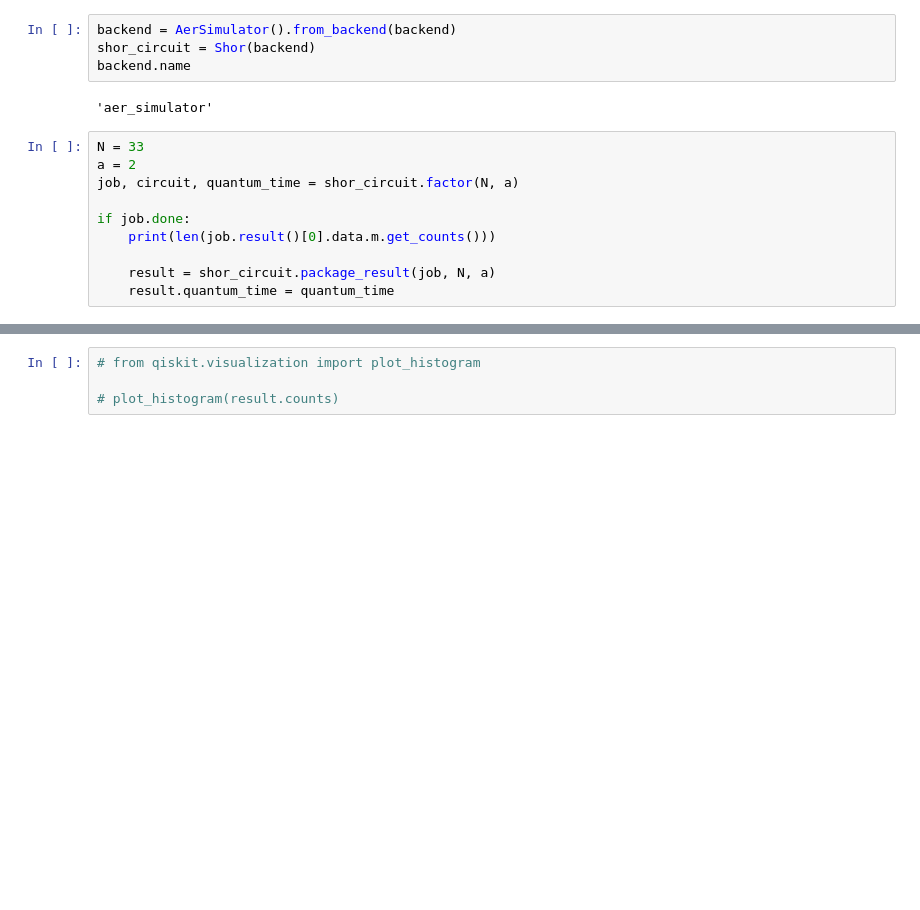
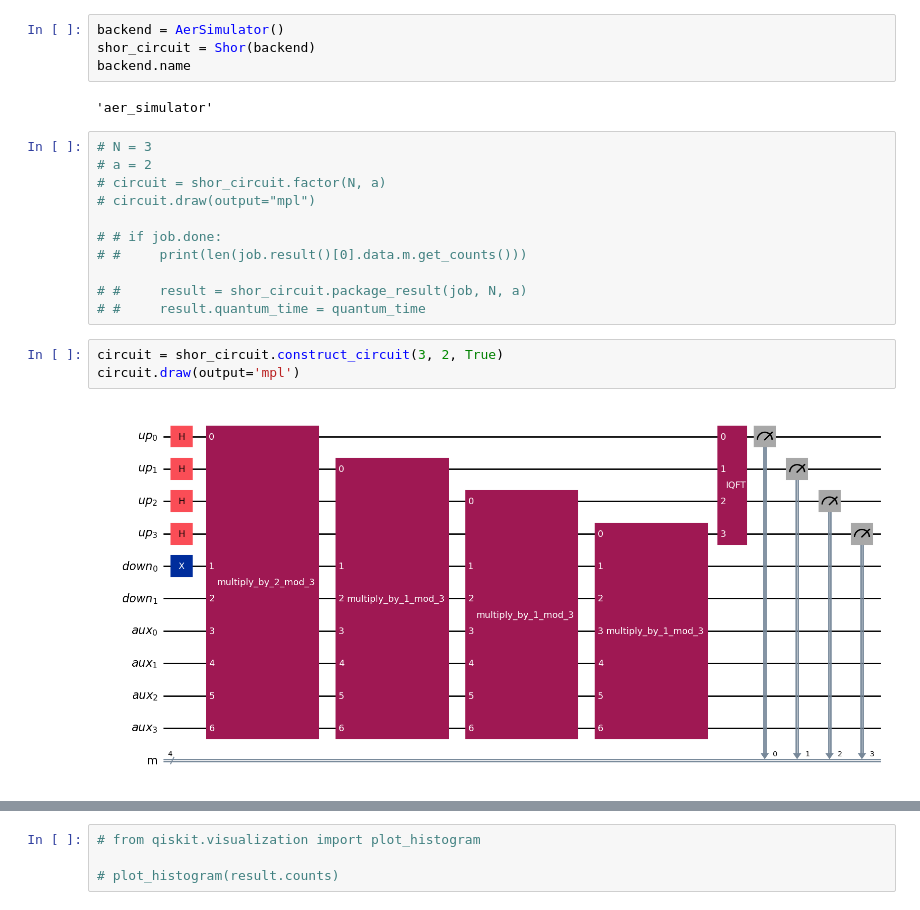
Before and after one commit to ge96lip/Quantum-Computing, a Jupyter notebook: qiskit-shor/qiskit_shor_sim.ipynb, the cells around one changed output, grey strips where cells are left out. Drawn from its saved outputs; the diff is of its cells as text; blank space fills up the shorter version.

```diff
--- a/qiskit-shor/qiskit_shor_sim.ipynb
+++ b/qiskit-shor/qiskit_shor_sim.ipynb
@@ -13,16 +16,22 @@ backend = service.backend('ibm_brisbane')
 # %%
-backend = AerSimulator().from_backend(backend)
+backend = AerSimulator()
 shor_circuit = Shor(backend)
 backend.name
 # %% [output]
 'aer_simulator'
 # %%
-N = 33
-a = 2
-job, circuit, quantum_time = shor_circuit.factor(N, a)
+# N = 3
+# a = 2
+# circuit = shor_circuit.factor(N, a)
+# circuit.draw(output="mpl")
 
-if job.done:
-    print(len(job.result()[0].data.m.get_counts()))
+# # if job.done:
+# #     print(len(job.result()[0].data.m.get_counts()))
 
-    result = shor_circuit.package_result(job, N, a)
-    result.quantum_time = quantum_time
+# #     result = shor_circuit.package_result(job, N, a)
+# #     result.quantum_time = quantum_time
+# %%
+circuit = shor_circuit.construct_circuit(3, 2, True)
+circuit.draw(output='mpl')
+# %% [output]
+[figure, added]
```
Also changed, not shown: parts of 6 cells of this notebook, 1 other file.
